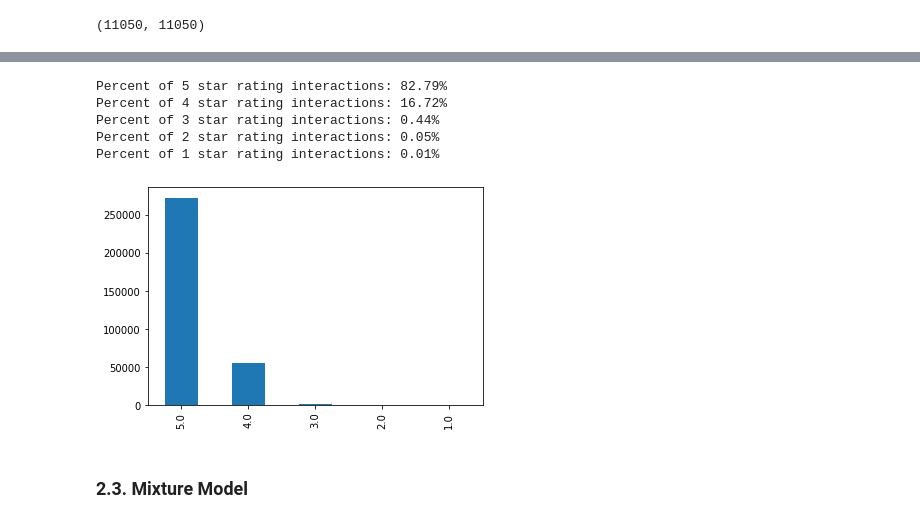
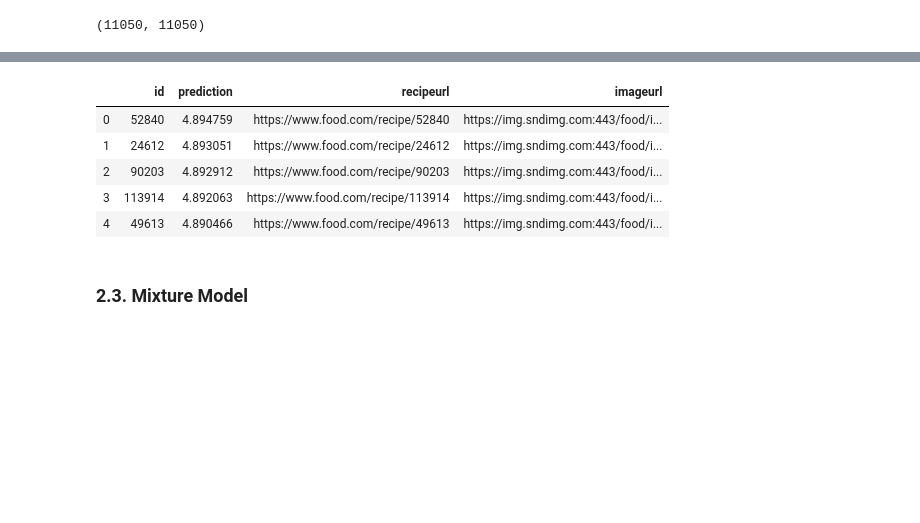
Before and after one commit to CaroHolt/WebMiningRecipeProject, a Jupyter notebook: code/Content Mining Caro.ipynb, the cells around one changed output, grey strips where cells are left out. Drawn from its saved outputs; the diff is of its cells as text; code cells hidden in the pictures; blank space fills up the shorter version.

Commit message:
image scrape

```diff
--- a/code/Content Mining Caro.ipynb
+++ b/code/Content Mining Caro.ipynb
@@ -573,9 +571,14 @@ cosine_sim.shape
 # IMPORTANT: must set the dataframe for recipe_info index == recipe_id!
 def get_user_recommendations(user_id, similarity, content, interactions, recipe_info, k):
     #get top k recipe ids
-    topk_recipes, predictions = get_topk_recipes(user_id, similarity, content, interactions, k)
-    info = recipe_info.loc[topk_recipes]
+    topk_recipes, predictions, recipeurls, imageurls = get_topk_recipes(user_id, similarity, content, interactions, k)
+    #info = recipe_info.loc[topk_recipes]
+    info = pd.DataFrame()
+    info['id'] = topk_recipes
+    #info['recipename'] = interactions
     info['prediction'] = predictions
+    info['recipeurl'] = recipeurls
+    info['imageurl'] = imageurls
     return info
 
 def get_topk_recipes(user_id, similarity, content, interactions, k):
@@ -586,8 +589,13 @@ def get_topk_recipes(user_id, similarity, content, interactions, k):
     ordered_predictions = new_predictions.sort_values(by='prediction', ascending=False)
     #get recipe_id array
     topk_recipes = ordered_predictions.index[:k].values
+    imageurls = []
+    recipeurls = []
+    for entry in topk_recipes:
+        recipeurls.append("https://www.food.com/recipe/" + str(entry))
+        imageurls.append(get_image_source_url(entry))
     predictions = ordered_predictions.prediction[:k].values
-    return topk_recipes, predictions
+    return topk_recipes, predictions, recipeurls, imageurls
 # %%
 def get_user_preference(user_id, similarity, content, interactions):
     #prepare similarity dataframe
@@ -771,5 +775,5 @@ def get_mix_sim_matrix(processed, lmbda, df_rfiltered):
 # %%
-mixed_sim = get_mix_sim_matrix(content_processed, 0.5, df_rfiltered)
+mixed_sim = get_mix_sim_matrix(content_processed, 0.5, df_rmerged)
 mixed_sim.shape
 # %% [output]
 (11050, 11050)
@@ -805,12 +800,14 @@ interactions.head()
 # %%
 get_rating_dist(round(interactions.predicted_rating_mixed))
-# %% [output]
-Percent of 5 star rating interactions: 82.79%
-Percent of 4 star rating interactions: 16.72%
-Percent of 3 star rating interactions: 0.44%
-Percent of 2 star rating interactions: 0.05%
-Percent of 1 star rating interactions: 0.01%
-[figure, removed]
+# %%
+get_user_recommendations(60992, mixed_sim, content_processed, interactions, df_rmerged, 5)
+# %% [output]
+|  | id | prediction | recipeurl | imageurl |
+| 0 | 52840 | 4.894759 | https://www.food.com/recipe/52840 | https://img.sndimg.com:443/food/i... |
+| 1 | 24612 | 4.893051 | https://www.food.com/recipe/24612 | https://img.sndimg.com:443/food/i... |
+| 2 | 90203 | 4.892912 | https://www.food.com/recipe/90203 | https://img.sndimg.com:443/food/i... |
+| 3 | 113914 | 4.892063 | https://www.food.com/recipe/113914 | https://img.sndimg.com:443/food/i... |
+| 4 | 49613 | 4.890466 | https://www.food.com/recipe/49613 | https://img.sndimg.com:443/food/i... |
 # %% [markdown]
 <a id='mixture'></a>
 ### 2.3. Mixture Model
```
Also changed, not shown: parts of 14 cells of this notebook, 1 other file.
